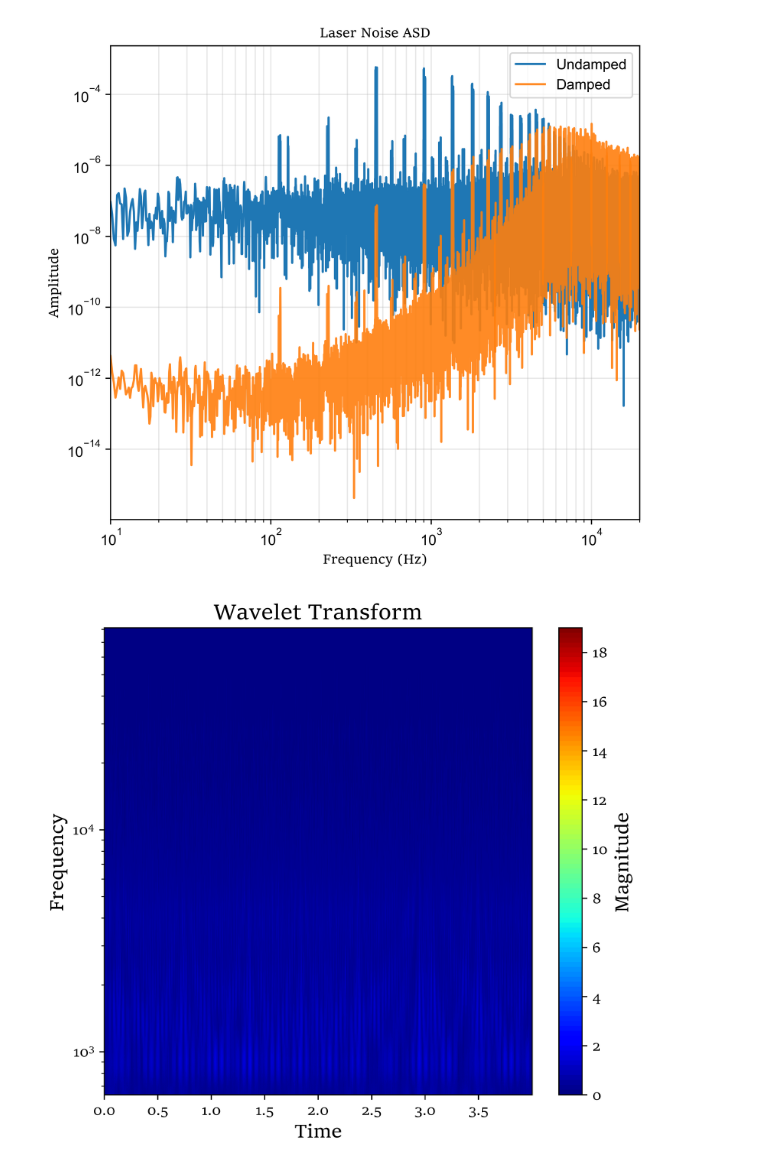
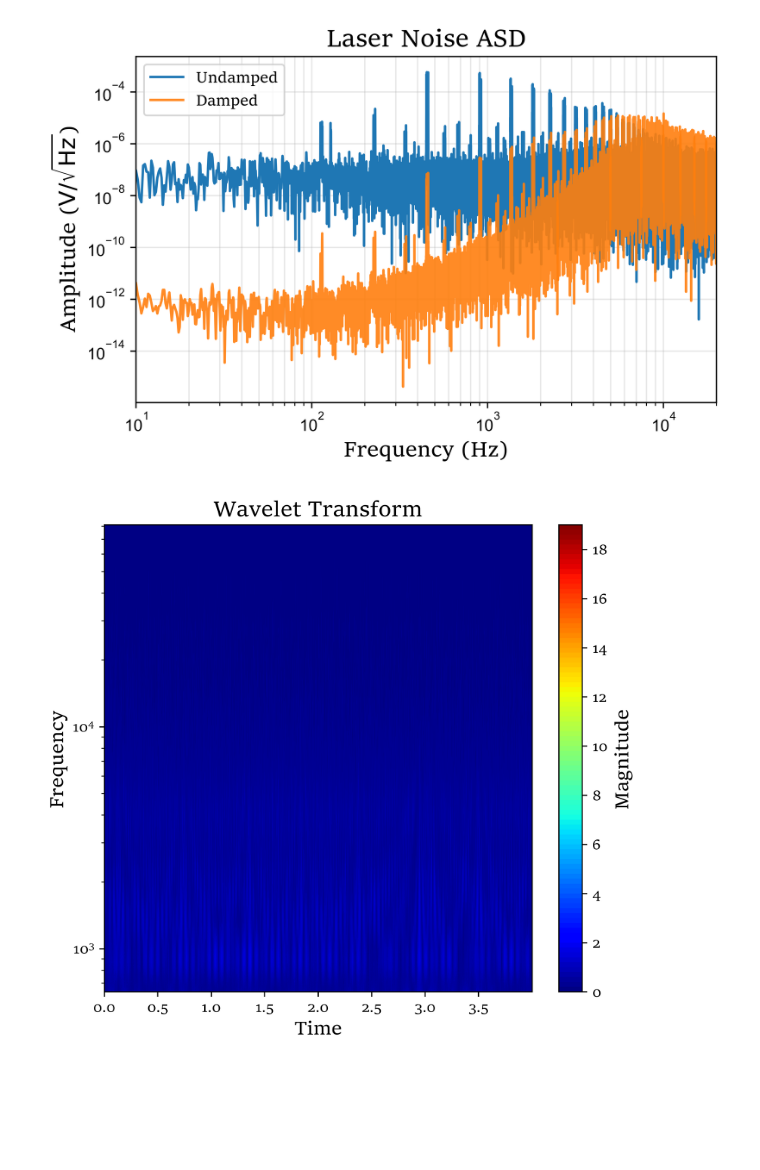
Before and after one commit to BenHSiegel/microspherearray, a Jupyter notebook: laser_noise_plotter.ipynb, the cells around one changed output. Drawn from its saved outputs; the diff is of its cells as text; code cells hidden in the pictures; blank space fills up the shorter version.

```diff
--- a/laser_noise_plotter.ipynb
+++ b/laser_noise_plotter.ipynb
@@ -24,34 +24,34 @@ plt.rcParams["xtick.labelsize"] = SIZE_DEFAULT
 plt.rcParams["ytick.labelsize"] = SIZE_DEFAULT
 
 fig_width = 6  # inches
-fig_height = 5.5  # inches
+fig_height = 4  # inches
 plt.rcParams["figure.figsize"] = (fig_width, fig_height)
 # %%
 # Import two CSV files with Frequency and Amplitude columns
 csv_path_1 = r"F:\laser noise data\20251014\laser_noise_psd_from_labview.csv"  # Update path as needed
 csv_path_2 = r"F:\laser noise data\20251014\damped_psd_from_labview.csv"  # Update path as needed
 
 # Read the CSV files
 df_freq_1 = pd.read_csv(csv_path_1, usecols=[0, 1], names=["Frequency", "Amplitude"], skiprows=1)
 df_freq_2 = pd.read_csv(csv_path_2, usecols=[0, 1], names=["Frequency", "Amplitude"], skiprows=1)
 
 # Plot the two frequency response curves in separate figures
 fig1, ax1 = plt.subplots()
 #df_freq_1["Frequency"] = pd.to_numeric(df_freq_1["Frequency"], errors='coerce')
 #df_freq_1["Amplitude"] = pd.to_numeric(df_freq_1["Amplitude"], errors='coerce')
 
 ax1.loglog(df_freq_1["Frequency"], df_freq_1["Amplitude"],label="Undamped")
 ax1.loglog(df_freq_2["Frequency"], df_freq_2["Amplitude"],label="Damped",alpha=0.9)
-ax1.set_xlabel("Frequency (Hz)",font="Sitka")
-ax1.set_ylabel("Amplitude",font="Sitka")
-ax1.set_title("Laser Noise ASD",font="Sitka")
+ax1.set_xlabel("Frequency (Hz)",font="Sitka",fontsize=SIZE_DEFAULT + 4)
+ax1.set_ylabel(r"Amplitude ($\text{V}/\sqrt{\text{Hz}}$)",font="Sitka",fontsize=SIZE_DEFAULT + 4)
+ax1.set_title("Laser Noise ASD",font="Sitka",fontsize=SIZE_DEFAULT + 6)
 ax1.grid(True, which="both", alpha=0.3)
-ax1.legend()
+ax1.legend(loc="upper left", prop={"family": "Sitka"})
 ax1.set_xlim(10, 20000)  # Set x-axis limits to focus on the relevant frequency range
 plt.tight_layout()
 plt.show()
 # %% [output]
-[figure, old version]
+[figure, new version]
 # %%
 #sampling rate
 fs = 100000
```
